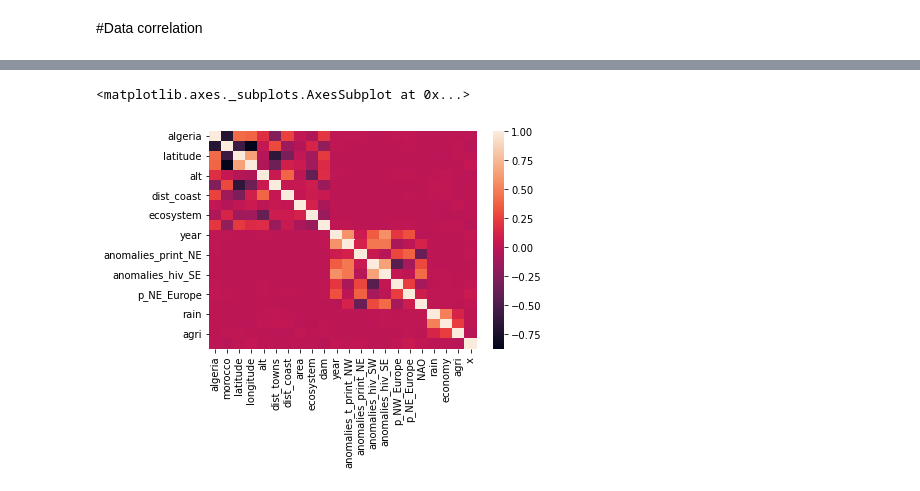
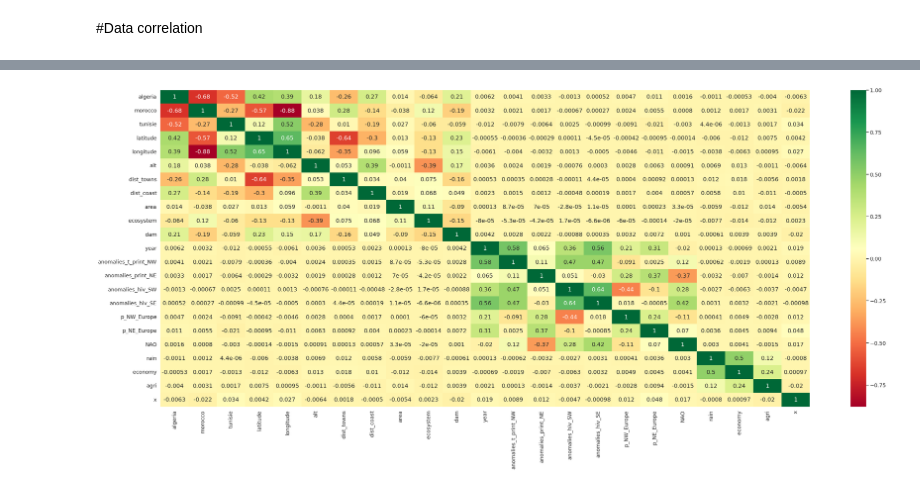
Before and after one commit to igmim-yassine/Prediction-of-the-abundance-of-the-northern-shoveler, a Jupyter notebook: projet_semaine2.ipynb, the cells around one changed output, grey strips where cells are left out. Cells and saved outputs as stored; diff of their text form; code cells hidden in the pictures.

```diff
--- a/projet_semaine2.ipynb
+++ b/projet_semaine2.ipynb
@@ -194,0 +280,6 @@ columns_to_clean
+# %%
+data = data.reindex(columns= ['algeria', 'morocco', 'tunisie', 'latitude', 'longitude', 'alt', 'dist_towns',
+       'dist_coast', 'area', 'ecosystem', 'dam', 'year',
+       'anomalies_t_print_NW', 'anomalies_print_NE', 'anomalies_hiv_SW',
+       'anomalies_hiv_SE', 'p_NW_Europe', 'p_NE_Europe', 'NAO', 'rain',
+       'economy', 'agri', 'x'])
@@ -289,0 +426,17 @@ sns.scatterplot(x = 'longitude' , y = 'latitude' , hue= 'morocco' , data = data)
+# %%
+sns.set_context("talk", font_scale=1.1)
+plt.figure(figsize=(10,6))
+sns.scatterplot(x="longitude",
+                y="latitude",
+                size="x",
+                sizes=(20,500),
+                alpha=0.5,
+                hue= 'dam',
+                data=data)
+
+# Put the legend out of the figure
+plt.legend(bbox_to_anchor=(1.01, 1),borderaxespad=0)
+plt.xlabel("longitude")
+plt.ylabel("latitude")
+plt.title("where excatly species are concentrated")
+plt.tight_layout()
@@ -338,0 +485,3 @@ Name: morocco, dtype: float64
+# %%
+sns.set_style('whitegrid')
+sns.countplot(x='ecosystem' ,hue='morocco',data=data ,palette='RdBu_r')
@@ -338,0 +515,3 @@ Name: morocco, dtype: float64
+# %%
+sns.set_style('whitegrid')
+sns.countplot(x='ecosystem' ,hue='algeria',data=data ,palette='rainbow')
@@ -510,9 +652,9 @@ data.corr()
 # %%
 corr_matrix = data.corr()
 response_corr = corr_matrix['x']
 top_corr_features = response_corr[response_corr.abs() > 0].index
-
-sns.heatmap(corr_matrix.loc[top_corr_features , top_corr_features])
+plt.tight_layout
+g=sns.heatmap(data[top_corr_features].corr(),annot=True,cmap="RdYlGn")
+# sns.heatmap(corr_matrix.loc[top_corr_features , top_corr_features])
 # %% [output]
-<matplotlib.axes._subplots.AxesSubplot at 0x...>
-[figure, old version]
+[figure, new version]
```
Also changed, not shown: parts of 104 cells of this notebook.
